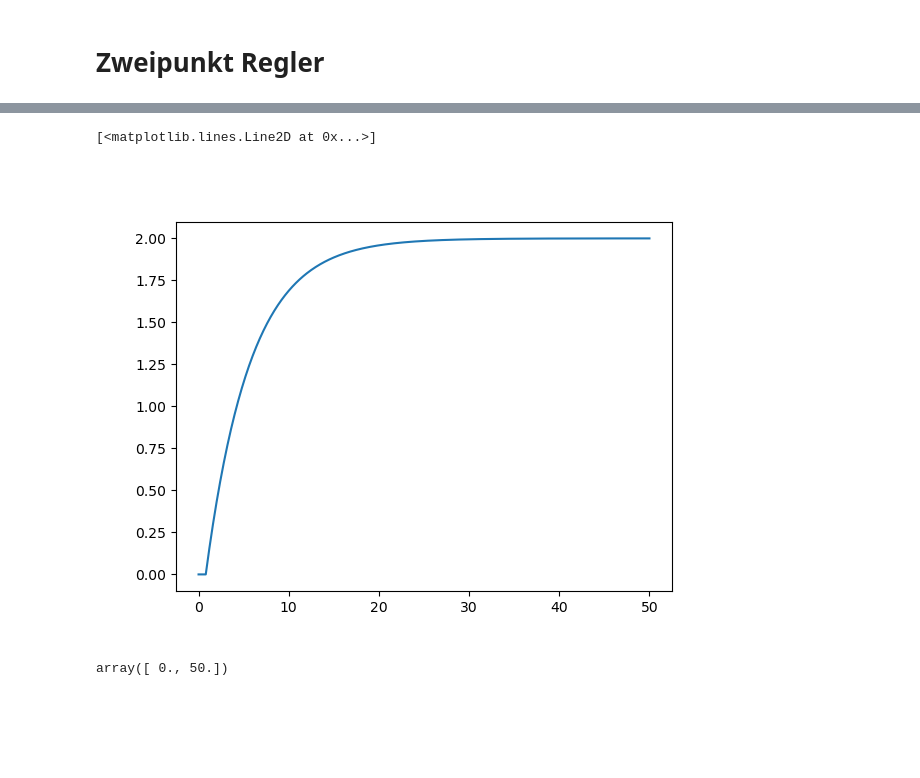
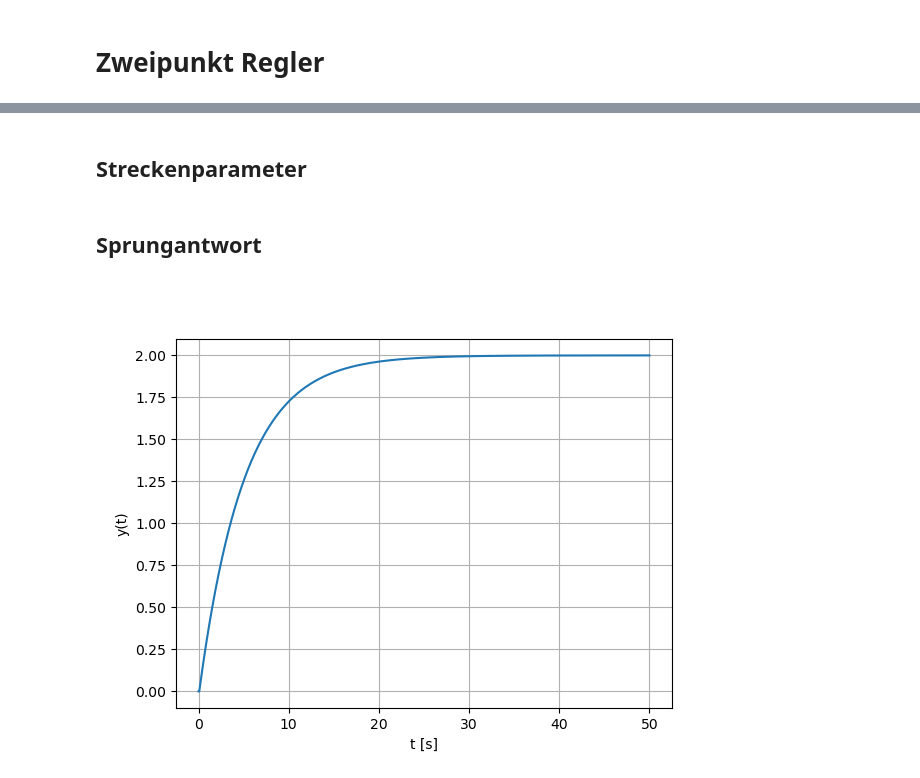
Before and after one commit to umit-iace/lehre-chemie-msr-notebooks, a Jupyter notebook: vl/regler/ZweipunktReglerPT1Tt.ipynb, the cells around one changed output, grey strips where cells are left out. Drawn from its saved outputs; the diff is of its cells as text; code cells hidden in the pictures; blank space fills up the shorter version.

```diff
--- a/vl/regler/ZweipunktReglerPT1Tt.ipynb
+++ b/vl/regler/ZweipunktReglerPT1Tt.ipynb
@@ -77,18 +88,25 @@ class PT1Tt:
+# %%
+tSim = np.linspace(0, 50, 5001) # Zeitvektor
+dt = np.diff(tSim)[0] # Abtastzeit
+# %% [markdown]
+## Streckenparameter
 # %%
-T = 5
-K = 2
-L = 1
+T1 = 5
+KS = 2
+Tt = 0.1
 uMax = 1
-dt = 0.1
-strecke = PT1Tt(T, K, L, dt, 0)
+strecke = PT1Tt(T1, KS, Tt, dt, 0)
+# %% [markdown]
+## Sprungantwort
 # %%
-t = np.linspace(0, 50, 501)
-u = np.ones(t.size)
+u = np.ones(tSim.size) * uMax
 # %%
 res = strecke.sim(u)
 # %%
 plt.figure()
-plt.plot(t, res)
+plt.plot(tSim, res)
+plt.xlabel('t [s]')
+plt.ylabel('y(t)')
+plt.grid()
 # %% [output]
-[<matplotlib.lines.Line2D at 0x...>]
-[figure, old version]
+[figure, new version]
@@ -109,4 +112,0 @@ for idx, x in np.ndenumerate(t):
-# %%
-t[[0,-1]]
-# %% [output]
-array([ 0., 50.])
```
Also changed, not shown: parts of 10 cells of this notebook.
